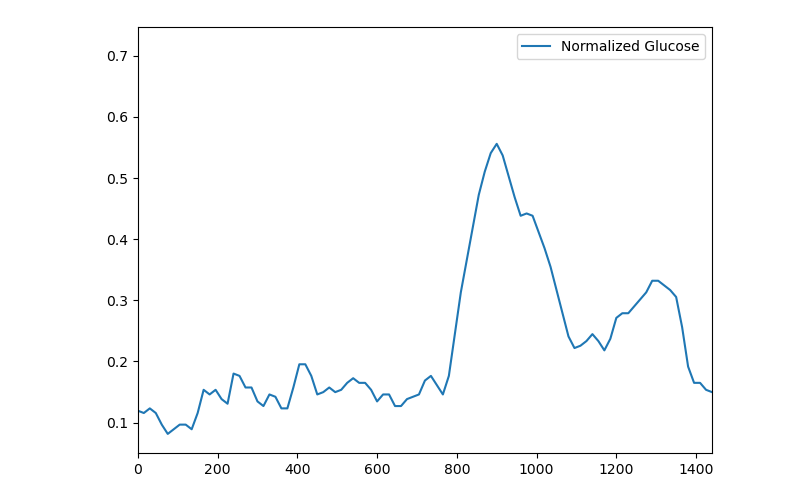
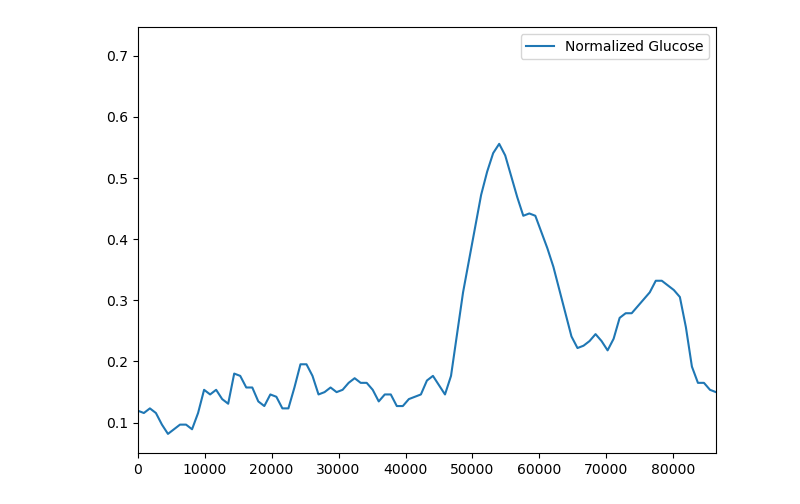
Before and after one commit to Liamdev631/neuromorphic-pancreas, a Jupyter notebook: data_viewer.ipynb, the cells around one changed output. Cells and saved outputs as stored; diff of their text form; code cells hidden in the pictures.

```diff
--- a/data_viewer.ipynb
+++ b/data_viewer.ipynb
@@ -18,9 +21,9 @@ plt.legend();
 # %%
 # Plot the time series
 time = np.arange(0, len(sample)) * ds.sample_interval
 plt.plot(time, sample, label='Normalized Glucose')
-plt.xlim(0, 24*60) # 24 hours
+plt.xlim(0, 24*60*60) # 24 hours
 plt.tight_layout()
 plt.legend();
 # %% [output]
-[figure, old version]
+[figure, new version]
```
Also changed, not shown: parts of 2 cells of this notebook.
